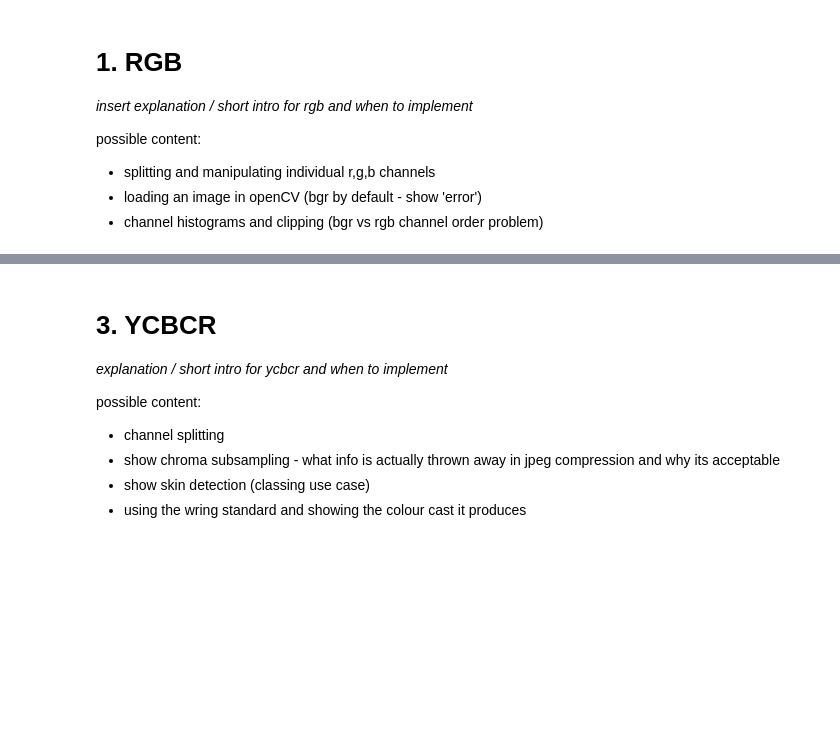
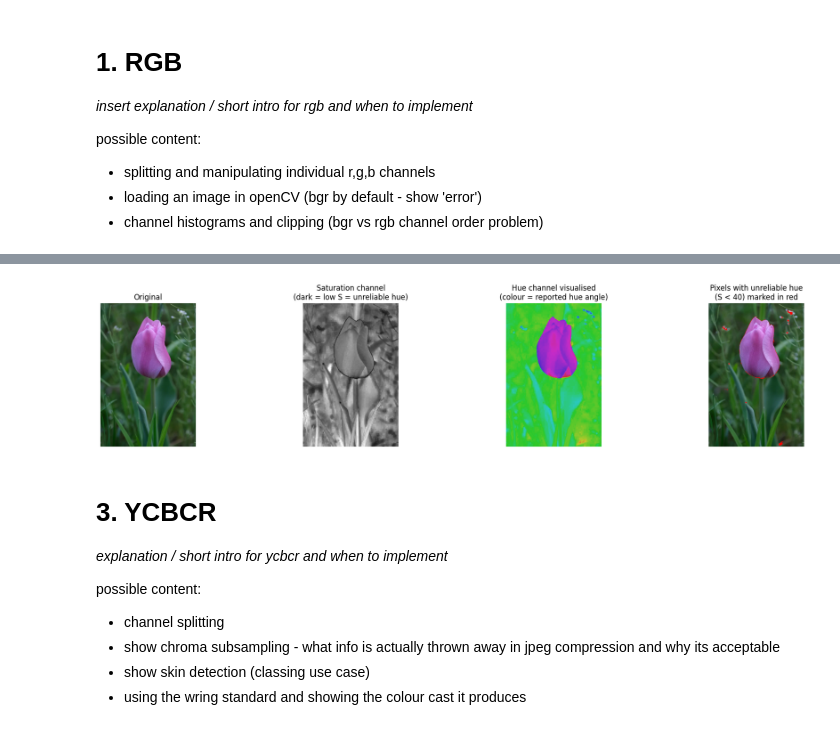
Before and after one commit to romeybajada/cv_colour_models, a Jupyter notebook: walkthrough.ipynb, the cells around one changed output, grey strips where cells are left out. Cells and saved outputs as stored; diff of their text form; code cells hidden in the pictures; blank space fills up the shorter version.

```diff
--- a/walkthrough.ipynb
+++ b/walkthrough.ipynb
@@ -77,3 +207,33 @@ Splitting the HSV image into its three channels individually reveals what each c
+# %%
+# Visualise hue instability in low-saturation regions
+S_ch_float = img_tulip_hsv[:,:,1].astype(np.float32)
+
+# Create a pure hue visualisation: set S=200, V=200 for all pixels, keep only the H channel
+hsv_hue_vis = np.stack([
+    img_tulip_hsv[:,:,0],
+    np.full(img_tulip_hsv.shape[:2], 200, dtype=np.uint8),
+    np.full(img_tulip_hsv.shape[:2], 200, dtype=np.uint8)
+], axis=2)
+hue_visualised = cv2.cvtColor(hsv_hue_vis, cv2.COLOR_HSV2RGB)
+
+# Identify pixels where hue is unreliable (S < 40)
+low_sat_mask = S_ch_float < 40
+unreliable_overlay = img_tulip_rgb.copy()
+unreliable_overlay[low_sat_mask] = [255, 0, 0]  # mark as red
+
+show_images(
+    [img_tulip_rgb,
+     img_tulip_hsv[:,:,1],
+     hue_visualised,
+     unreliable_overlay],
+    ['Original',
+     'Saturation channel\n(dark = low S = unreliable hue)',
+     'Hue channel visualised\n(colour = reported hue angle)',
+     'Pixels with unreliable hue\n(S < 40) marked in red'],
+    cmap_list=[None, 'gray', None, None]
+)
+# %% [output]
+[figure, added]
 # %% [markdown]
 # 3. YCBCR
 *explanation / short intro for ycbcr and when to implement*
```
Also changed, not shown: parts of 18 cells of this notebook, 1 other file.
